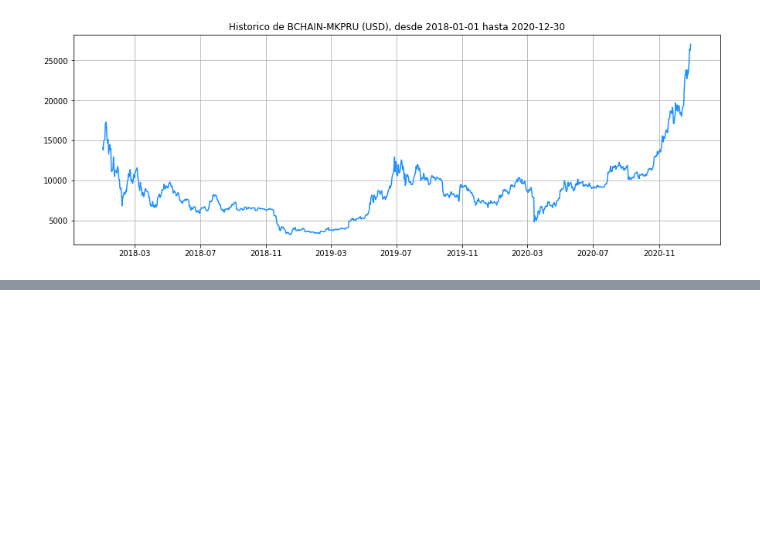
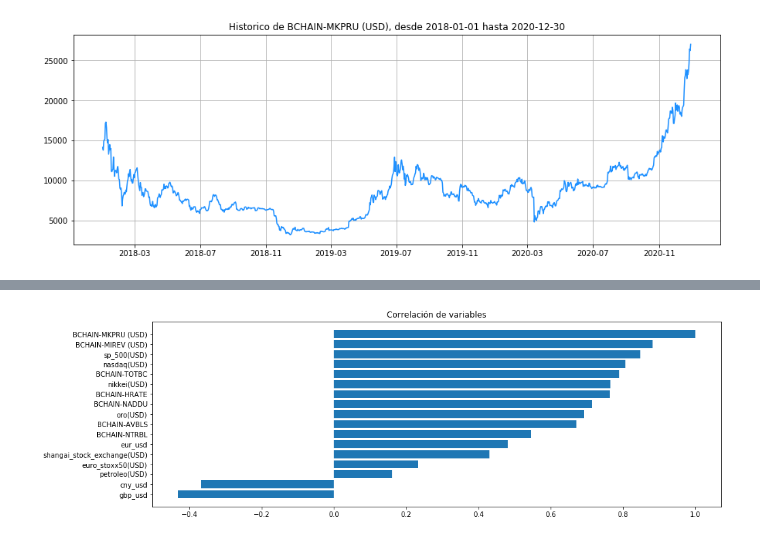
Before and after one commit to keniaCisneros/bitcoins_pricing, a Jupyter notebook: data_analysis.ipynb, the cells around one changed output, grey strips where cells are left out. Saved outputs shown, nothing was run; the diff lists cells and outputs as text; code cells hidden in the pictures; blank space fills up the shorter version.

```diff
--- a/data_analysis.ipynb
+++ b/data_analysis.ipynb
@@ -520,0 +550,8 @@ plot_serie(complete2, start, end, 'BCHAIN-MKPRU (USD)', (15, 5))
+# %%
+corr_c = list(corr.columns)
+corr_v = corr.iloc[:,-1]
+corr = [(corr_c[i],corr_v[i]) for i in range(0,len(corr_v))]
+corr.sort(key = lambda c: c[1])
+plot_var(corr, 'Correlación de variables')
+# %% [output]
+[figure, added]
```
Also changed, not shown: parts of 32 cells of this notebook.
